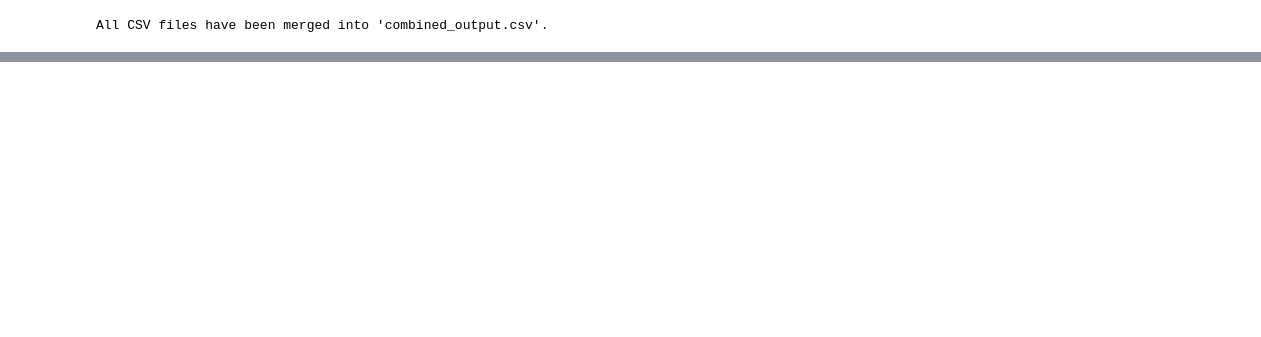
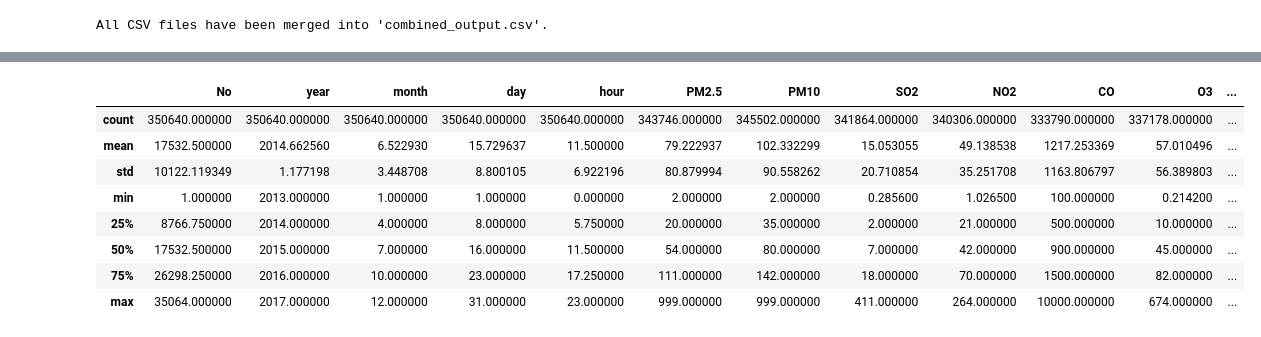
Before and after one commit to KarthikDubbudu28/Programming-For-Data-Analysis-Project, a Jupyter notebook: Programming__For_DataAnalysis_Assessment.ipynb, the cells around one changed output, grey strips where cells are left out. Drawn from its saved outputs; the diff is of its cells as text; code cells hidden in the pictures; blank space fills up the shorter version.

```diff
--- a/Programming__For_DataAnalysis_Assessment.ipynb
+++ b/Programming__For_DataAnalysis_Assessment.ipynb
@@ -58,0 +184,12 @@ All CSV files have been merged into 'combined_output.csv'.
+# %%
+df1.describe()
+# %% [output]
+|  | No | year | month | day | hour | PM2.5 | PM10 | SO2 | NO2 | CO | O3 | ... |
+| count | 350640.000000 | 350640.000000 | 350640.000000 | 350640.000000 | 350640.000000 | 343746.000000 | 345502.000000 | 341864.000000 | 340306.000000 | 333790.000000 | 337178.000000 | ... |
+| mean | 17532.500000 | 2014.662560 | 6.522930 | 15.729637 | 11.500000 | 79.222937 | 102.332299 | 15.053055 | 49.138538 | 1217.253369 | 57.010496 | ... |
+| std | 10122.119349 | 1.177198 | 3.448708 | 8.800105 | 6.922196 | 80.879994 | 90.558262 | 20.710854 | 35.251708 | 1163.806797 | 56.389803 | ... |
+| min | 1.000000 | 2013.000000 | 1.000000 | 1.000000 | 0.000000 | 2.000000 | 2.000000 | 0.285600 | 1.026500 | 100.000000 | 0.214200 | ... |
+| 25% | 8766.750000 | 2014.000000 | 4.000000 | 8.000000 | 5.750000 | 20.000000 | 35.000000 | 2.000000 | 21.000000 | 500.000000 | 10.000000 | ... |
+| 50% | 17532.500000 | 2015.000000 | 7.000000 | 16.000000 | 11.500000 | 54.000000 | 80.000000 | 7.000000 | 42.000000 | 900.000000 | 45.000000 | ... |
+| 75% | 26298.250000 | 2016.000000 | 10.000000 | 23.000000 | 17.250000 | 111.000000 | 142.000000 | 18.000000 | 70.000000 | 1500.000000 | 82.000000 | ... |
+| max | 35064.000000 | 2017.000000 | 12.000000 | 31.000000 | 23.000000 | 999.000000 | 999.000000 | 411.000000 | 264.000000 | 10000.000000 | 674.000000 | ... |
```
Also changed, not shown: parts of 13 cells of this notebook.
